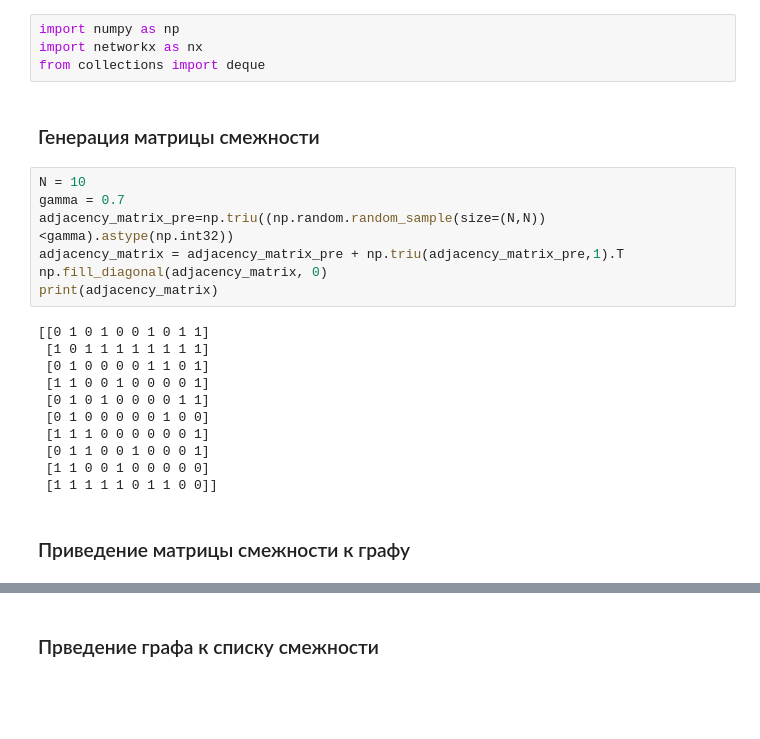
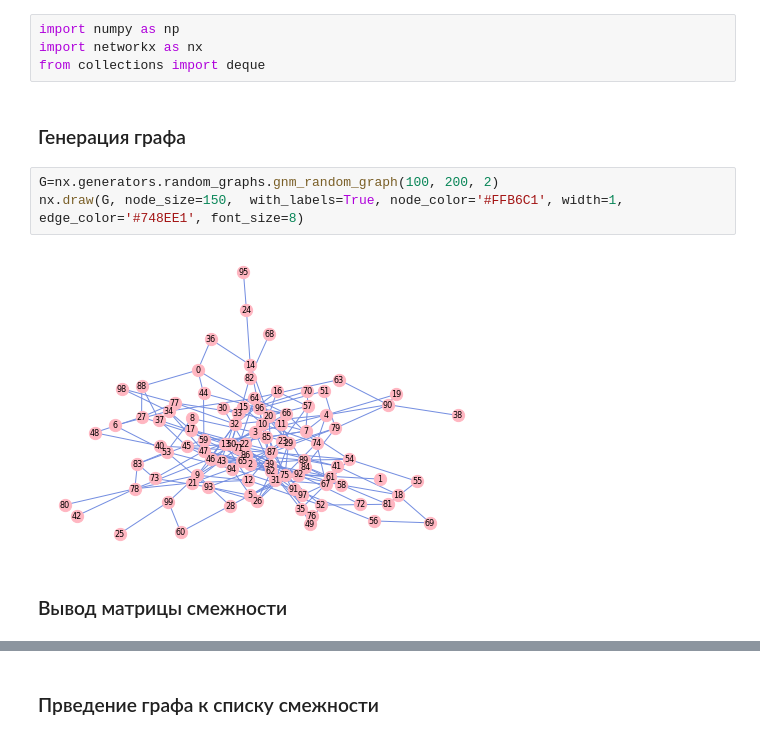
Before and after one commit to ChrisLisbon/ITMO_algorithms_classes, a Jupyter notebook: lab5.ipynb, the cells around one changed output, grey strips where cells are left out. Drawn from its saved outputs; the diff is of its cells as text; blank space fills up the shorter version.

```diff
--- a/lab5.ipynb
+++ b/lab5.ipynb
@@ -4,25 +4,12 @@
 import numpy as np
 import networkx as nx
 from collections import deque
+# %% [markdown]
+### Генерация графа
+# %%
+G=nx.generators.random_graphs.gnm_random_graph(100, 200, 2)
+nx.draw(G, node_size=150,  with_labels=True, node_color='#FFB6C1', width=1, edge_color='#748EE1', font_size=8)
+# %% [output]
+[figure, added]
 # %% [markdown]
-### Генерация матрицы смежности
+### Вывод матрицы смежности
-# %%
-N = 10
-gamma = 0.7
-adjacency_matrix_pre=np.triu((np.random.random_sample(size=(N,N))<gamma).astype(np.int32))
-adjacency_matrix = adjacency_matrix_pre + np.triu(adjacency_matrix_pre,1).T
-np.fill_diagonal(adjacency_matrix, 0)
-print(adjacency_matrix)
-# %% [output]
-[[0 1 0 1 0 0 1 0 1 1]
- [1 0 1 1 1 1 1 1 1 1]
- [0 1 0 0 0 0 1 1 0 1]
- [1 1 0 0 1 0 0 0 0 1]
- [0 1 0 1 0 0 0 0 1 1]
- [0 1 0 0 0 0 0 1 0 0]
- [1 1 1 0 0 0 0 0 0 1]
- [0 1 1 0 0 1 0 0 0 1]
- [1 1 0 0 1 0 0 0 0 0]
- [1 1 1 1 1 0 1 1 0 0]]
-# %% [markdown]
-### Приведение матрицы смежности к графу
```
Also changed, not shown: parts of 7 cells of this notebook.
